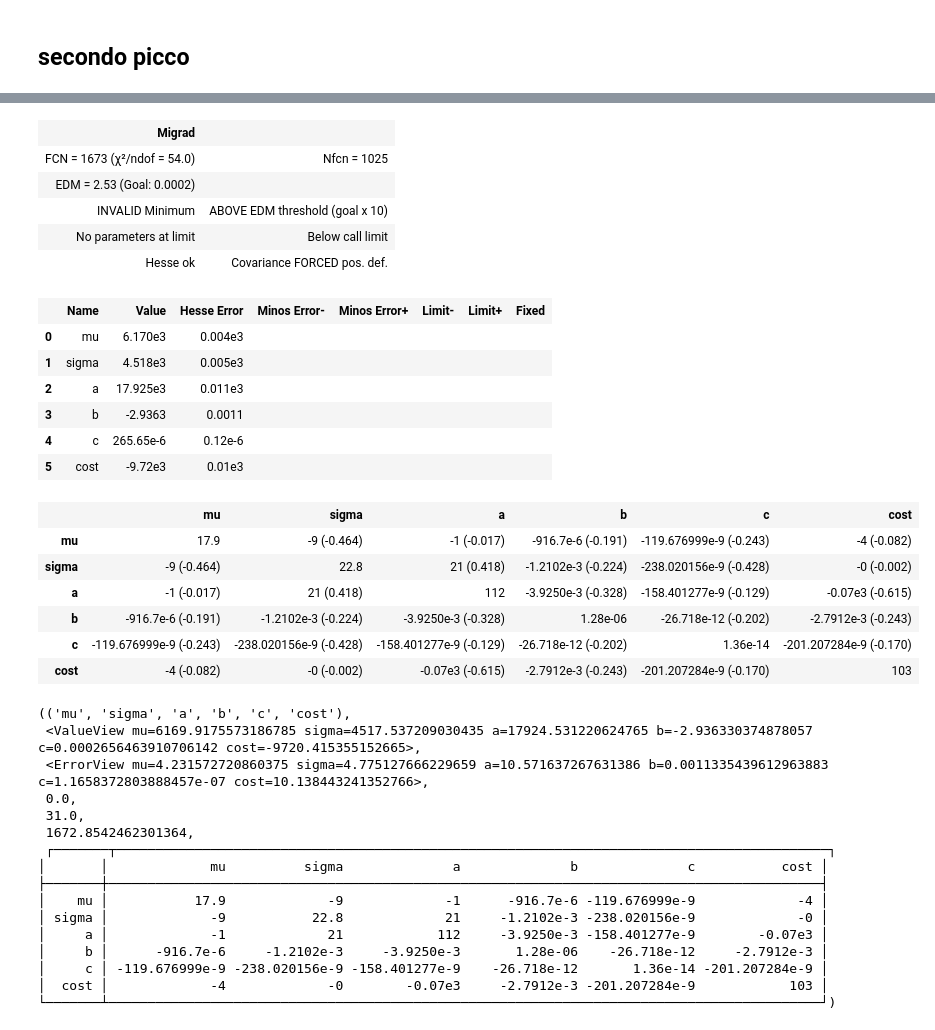
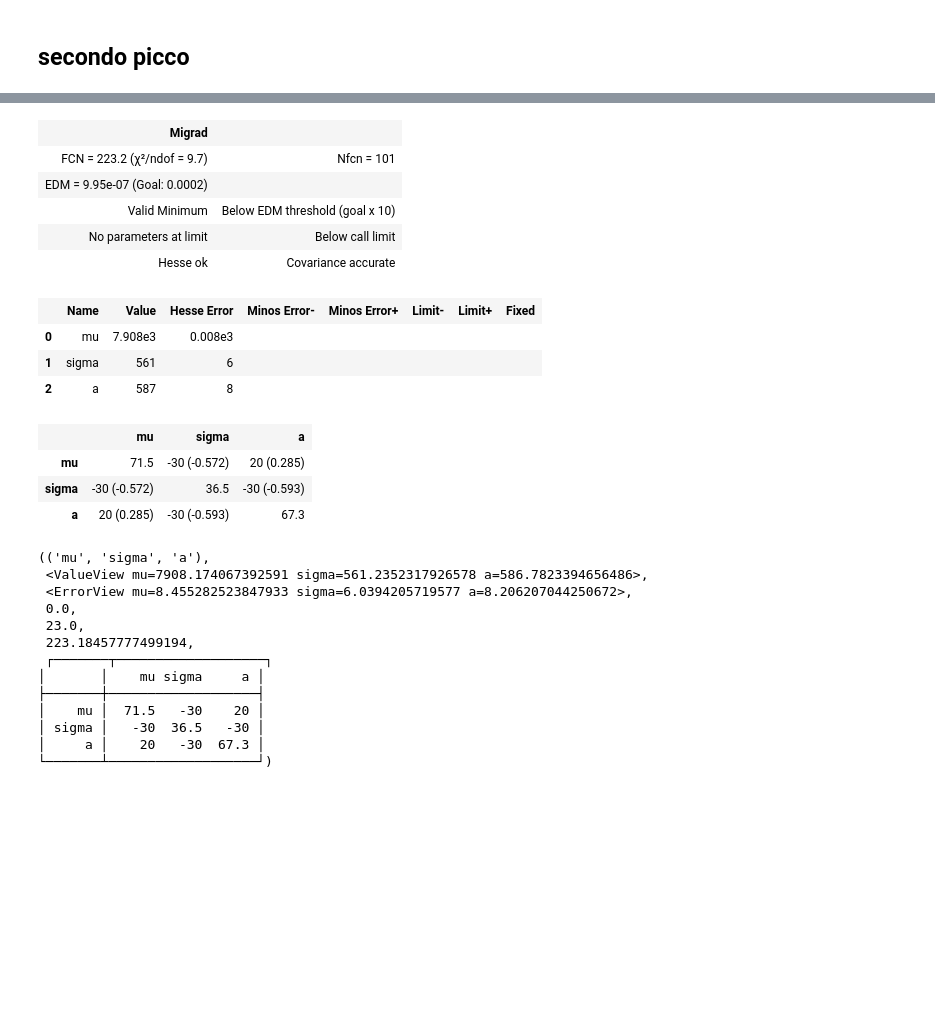
Before and after one commit to Pavar0tty/Laboratorio_SiPM, a Jupyter notebook: Analisi/Parte 2/BGO_analisi.ipynb, the cells around one changed output, grey strips where cells are left out. Drawn from its saved outputs; the diff is of its cells as text; code cells hidden in the pictures; blank space fills up the shorter version.

```diff
--- a/Analisi/Parte 2/BGO_analisi.ipynb
+++ b/Analisi/Parte 2/BGO_analisi.ipynb
@@ -86,8 +89,8 @@ LS_fit(df_primo_picco_sodio['ADC'], df_primo_picco_sodio['Counts'], err_primo_pi
 # %% [markdown]
 ## secondo picco
 # %%
-start_index = 73
-end_index = 110
+start_index = 79
+end_index = 105
 df_secondo_picco_sodio = df.iloc[start_index : end_index]
 err_secondo_picco_sodio = np.array(np.sqrt(df_secondo_picco_sodio['Counts']))
 plt.plot(df_secondo_picco_sodio['ADC'], df_secondo_picco_sodio['Counts'])
@@ -98,39 +101,30 @@ plt.plot(df_secondo_picco_sodio['ADC'], df_secondo_picco_sodio['Counts'])
 # %%
-LS_fit(df_secondo_picco_sodio['ADC'], df_secondo_picco_sodio['Counts'], err_secondo_picco_sodio, gauss_pol2, mu = 8000, sigma = 350, a = 500, b = -5, c = 0, cost = 0)
+LS_fit(df_secondo_picco_sodio['ADC'], df_secondo_picco_sodio['Counts'], err_secondo_picco_sodio, gauss, mu = 8000, sigma = 350, a = 500)
 # %% [output]
 | Migrad |  |
-| FCN = 1673 (χ²/ndof = 54.0) | Nfcn = 1025 |
-| EDM = 2.53 (Goal: 0.0002) |  |
-| INVALID Minimum | ABOVE EDM threshold (goal x 10) |
+| FCN = 223.2 (χ²/ndof = 9.7) | Nfcn = 101 |
+| EDM = 9.95e-07 (Goal: 0.0002) |  |
+| Valid Minimum | Below EDM threshold (goal x 10) |
 | No parameters at limit | Below call limit |
-| Hesse ok | Covariance FORCED pos. def. |
+| Hesse ok | Covariance accurate |
 |  | Name | Value | Hesse Error | Minos Error- | Minos Error+ | Limit- | Limit+ | Fixed |
-| 0 | mu | 6.170e3 | 0.004e3 |  |  |  |  |  |
-| 1 | sigma | 4.518e3 | 0.005e3 |  |  |  |  |  |
-| 2 | a | 17.925e3 | 0.011e3 |  |  |  |  |  |
-| 3 | b | -2.9363 | 0.0011 |  |  |  |  |  |
-| 4 | c | 265.65e-6 | 0.12e-6 |  |  |  |  |  |
-| 5 | cost | -9.72e3 | 0.01e3 |  |  |  |  |  |
+| 0 | mu | 7.908e3 | 0.008e3 |  |  |  |  |  |
+| 1 | sigma | 561 | 6 |  |  |  |  |  |
+| 2 | a | 587 | 8 |  |  |  |  |  |
-|  | mu | sigma | a | b | c | cost |
-| mu | 17.9 | -9 (-0.464) | -1 (-0.017) | -916.7e-6 (-0.191) | -119.676999e-9 (-0.243) | -4 (-0.082) |
-| sigma | -9 (-0.464) | 22.8 | 21 (0.418) | -1.2102e-3 (-0.224) | -238.020156e-9 (-0.428) | -0 (-0.002) |
-| a | -1 (-0.017) | 21 (0.418) | 112 | -3.9250e-3 (-0.328) | -158.401277e-9 (-0.129) | -0.07e3 (-0.615) |
-| b | -916.7e-6 (-0.191) | -1.2102e-3 (-0.224) | -3.9250e-3 (-0.328) | 1.28e-06 | -26.718e-12 (-0.202) | -2.7912e-3 (-0.243) |
-| c | -119.676999e-9 (-0.243) | -238.020156e-9 (-0.428) | -158.401277e-9 (-0.129) | -26.718e-12 (-0.202) | 1.36e-14 | -201.207284e-9 (-0.170) |
-| cost | -4 (-0.082) | -0 (-0.002) | -0.07e3 (-0.615) | -2.7912e-3 (-0.243) | -201.207284e-9 (-0.170) | 103 |
+|  | mu | sigma | a |
+| mu | 71.5 | -30 (-0.572) | 20 (0.285) |
+| sigma | -30 (-0.572) | 36.5 | -30 (-0.593) |
+| a | 20 (0.285) | -30 (-0.593) | 67.3 |
-(('mu', 'sigma', 'a', 'b', 'c', 'cost'),
- <ValueView mu=6169.9175573186785 sigma=4517.537209030435 a=17924.531220624765 b=-2.936330374878057 c=0.0002656463910706142 cost=-9720.415355152665>,
- <ErrorView mu=4.231572720860375 sigma=4.775127666229659 a=10.571637267631386 b=0.0011335439612963883 c=1.1658372803888457e-07 cost=10.138443241352766>,
+(('mu', 'sigma', 'a'),
+ <ValueView mu=7908.174067392591 sigma=561.2352317926578 a=586.7823394656486>,
+ <ErrorView mu=8.455282523847933 sigma=6.0394205719577 a=8.206207044250672>,
  0.0,
- 31.0,
- 1672.8542462301364,
- ┌───────┬───────────────────────────────────────────────────────────────────────────────────────────┐
-│       │             mu          sigma              a              b              c           cost │
-├───────┼───────────────────────────────────────────────────────────────────────────────────────────┤
-│    mu │           17.9             -9             -1      -916.7e-6 -119.676999e-9             -4 │
-│ sigma │             -9           22.8             21     -1.2102e-3 -238.020156e-9             -0 │
-│     a │             -1             21            112     -3.9250e-3 -158.401277e-9        -0.07e3 │
-│     b │      -916.7e-6     -1.2102e-3     -3.9250e-3       1.28e-06    -26.718e-12     -2.7912e-3 │
-│     c │ -119.676999e-9 -238.020156e-9 -158.401277e-9    -26.718e-12       1.36e-14 -201.207284e-9 │
-│  cost │             -4             -0        -0.07e3     -2.7912e-3 -201.207284e-9            103 │
-└───────┴───────────────────────────────────────────────────────────────────────────────────────────┘)
+ 23.0,
+ 223.18457777499194,
+ ┌───────┬───────────────────┐
+│       │    mu sigma     a │
+├───────┼───────────────────┤
+│    mu │  71.5   -30    20 │
+│ sigma │   -30  36.5   -30 │
+│     a │    20   -30  67.3 │
+└───────┴───────────────────┘)
```
Also changed, not shown: parts of 8 cells of this notebook, 3 other files.
